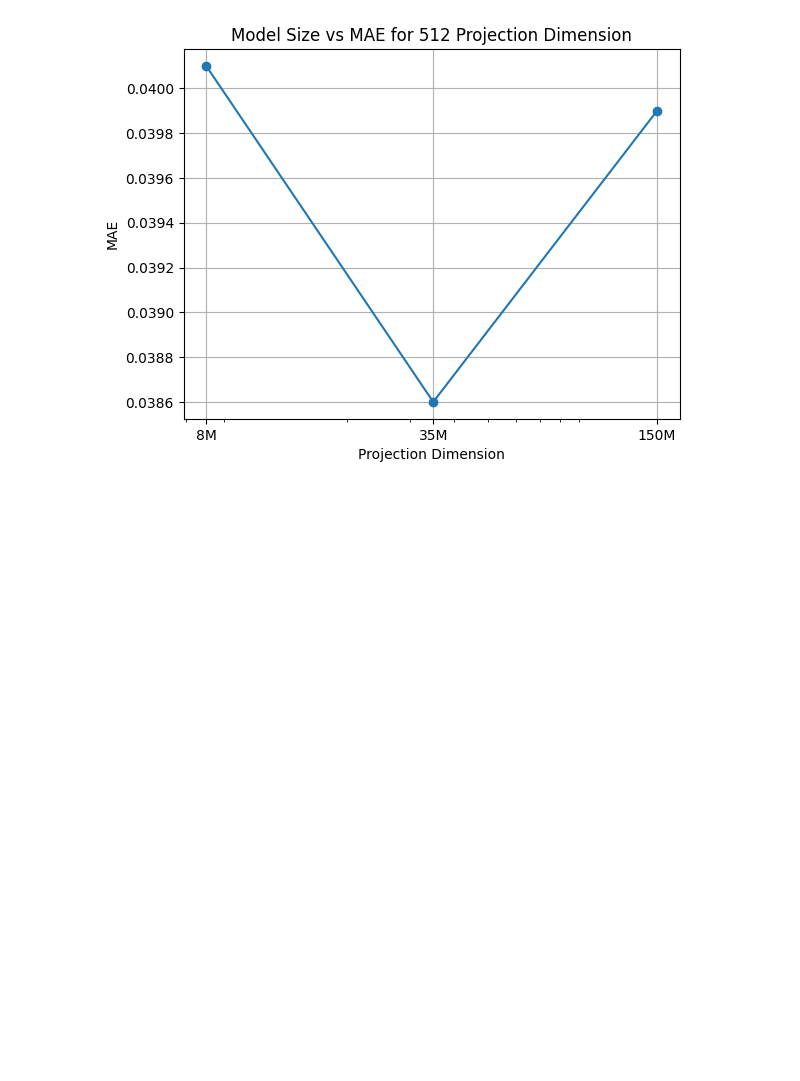
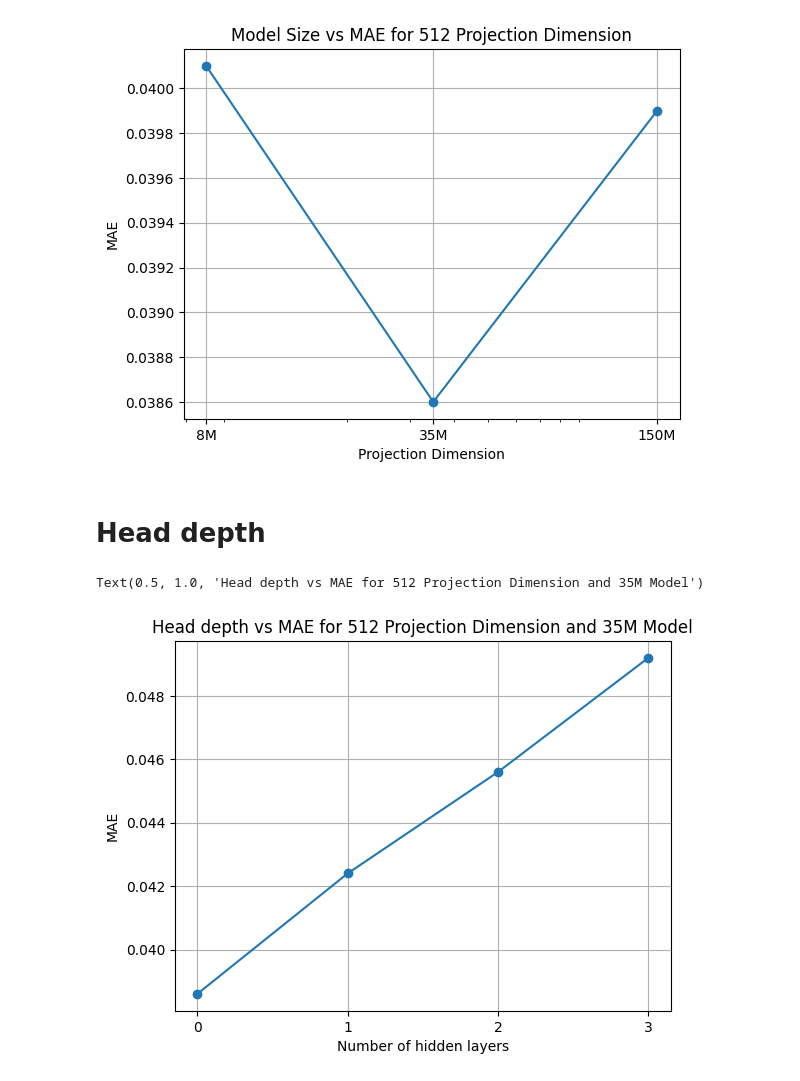
Before and after one commit to anthol42/QMAP, a Jupyter notebook: deepheuristic/notebooks/scaling_laws.ipynb, the cells around one changed output. Saved outputs shown, nothing was run; the diff lists cells and outputs as text; code cells hidden in the pictures; blank space fills up the shorter version.

Commit message:
Feat(head depth scaling law)

```diff
--- a/deepheuristic/notebooks/scaling_laws.ipynb
+++ b/deepheuristic/notebooks/scaling_laws.ipynb
@@ -117,3 +117,19 @@ plt.title("Model Size vs MAE for 512 Projection Dimension")
 # %% [output]
 Text(0.5, 1.0, 'Model Size vs MAE for 512 Projection Dimension')
 [figure]
+# %% [markdown]
+# Head depth
+# %%
+# For 35M model with 512 projection dimension
+labels = [0, 1, 2, 3]
+mae = [0.0386, 0.0424, 0.0456, 0.0492]
+plt.plot(labels, mae, marker='o', label='Depth of Head')
+plt.xlabel('Number of hidden layers')
+plt.ylabel('MAE')
+# Log2 scale for x-axis
+plt.xticks(labels, labels)
+plt.grid()
+plt.title("Head depth vs MAE for 512 Projection Dimension and 35M Model")
+# %% [output]
+Text(0.5, 1.0, 'Head depth vs MAE for 512 Projection Dimension and 35M Model')
+[figure, added]
```
